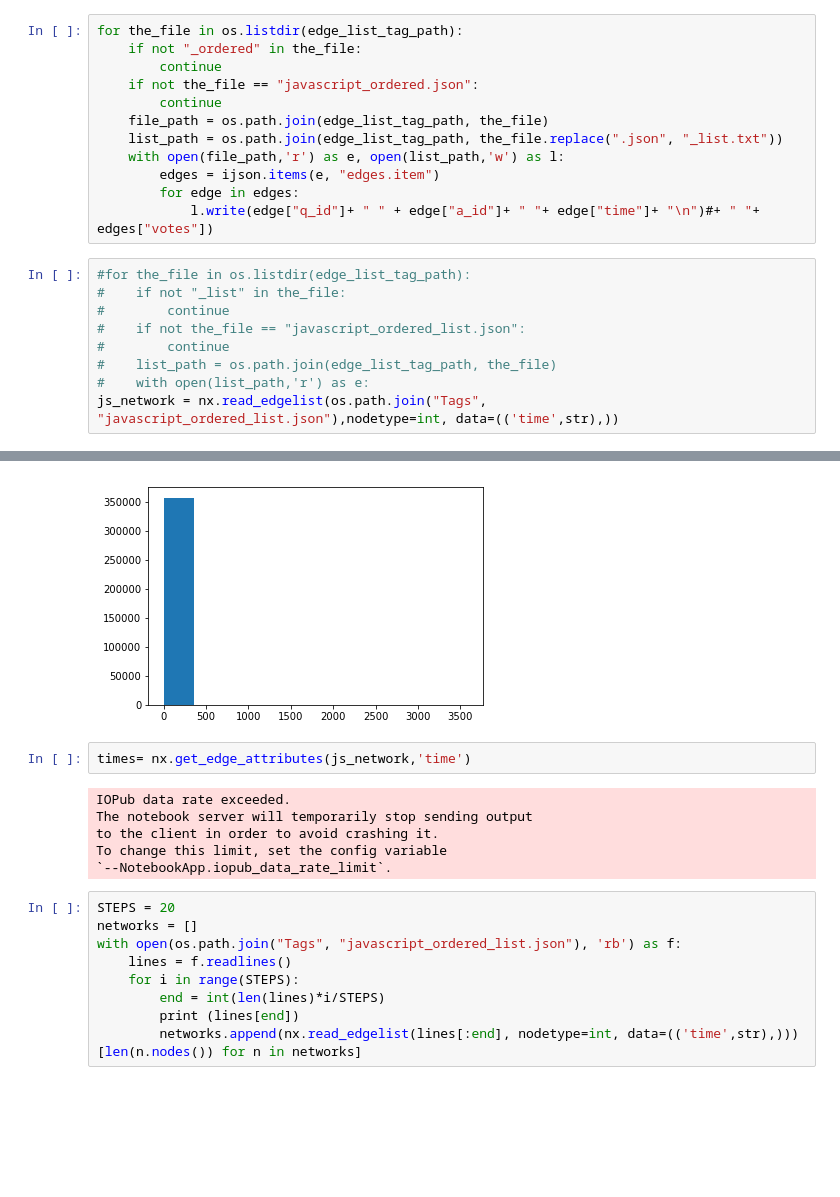
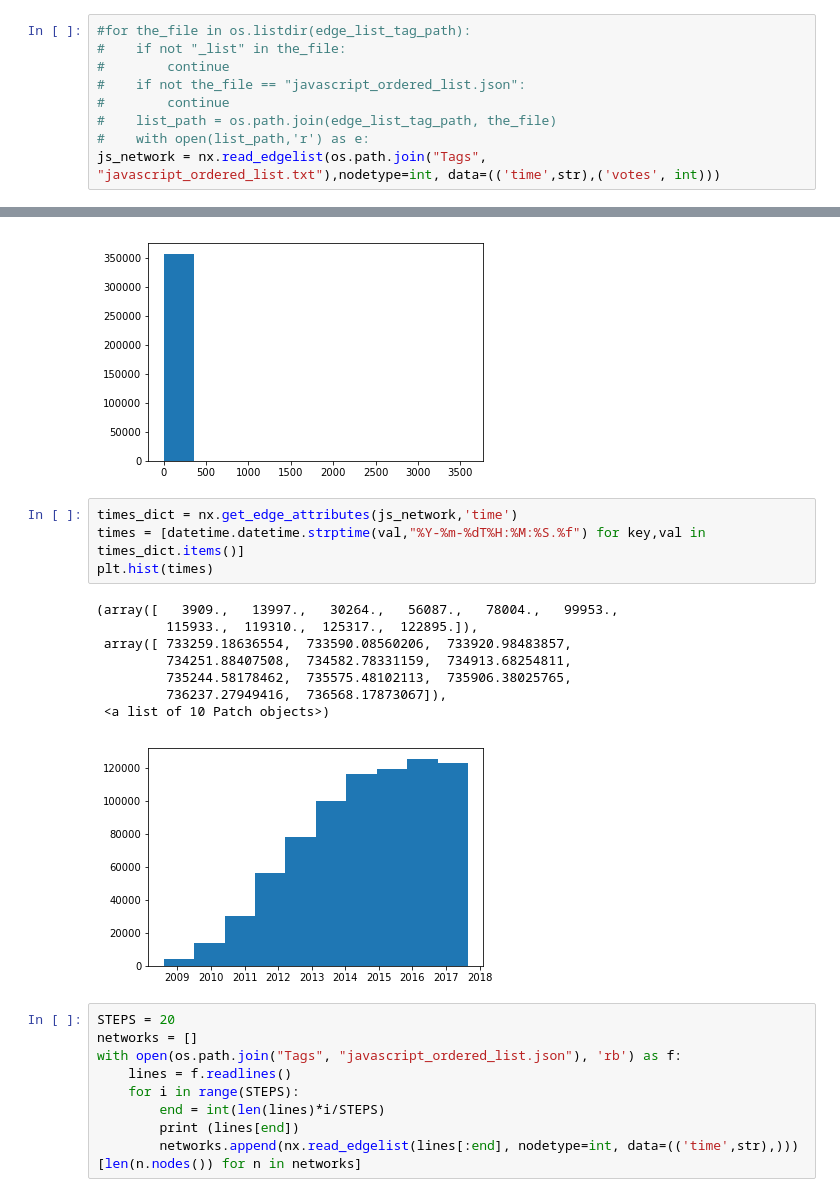
Before and after one commit to MaxRuenz/StackoverflowAnalysis, a Jupyter notebook: Data Processing.ipynb, the cells around one changed output, grey strips where cells are left out. Drawn from its saved outputs; the diff is of its cells as text; blank space fills up the shorter version.

Commit message:
Include Votes, stats on parameters

```diff
--- a/Data Processing.ipynb
+++ b/Data Processing.ipynb
@@ -18,24 +17,12 @@ edge_list_tag_path = os.path.join("Tags")
 # %%
-for the_file in os.listdir(edge_list_tag_path):
-    if not "_ordered" in the_file:
-        continue
-    if not the_file == "javascript_ordered.json":
-        continue
-    file_path = os.path.join(edge_list_tag_path, the_file)
-    list_path = os.path.join(edge_list_tag_path, the_file.replace(".json", "_list.txt"))
-    with open(file_path,'r') as e, open(list_path,'w') as l:
-        edges = ijson.items(e, "edges.item")
-        for edge in edges:
-            l.write(edge["q_id"]+ " " + edge["a_id"]+ " "+ edge["time"]+ "\n")#+ " "+ edges["votes"])
+#for the_file in os.listdir(edge_list_tag_path):
+#    if not "_list" in the_file:
+#        continue
+#    if not the_file == "javascript_ordered_list.json":
+#        continue
+#    list_path = os.path.join(edge_list_tag_path, the_file)
+#    with open(list_path,'r') as e:
+js_network = nx.read_edgelist(os.path.join("Tags", "javascript_ordered_list.txt"),nodetype=int, data=(('time',str),('votes', int)))
-# %%
-#for the_file in os.listdir(edge_list_tag_path):
-#    if not "_list" in the_file:
-#        continue
-#    if not the_file == "javascript_ordered_list.json":
-#        continue
-#    list_path = os.path.join(edge_list_tag_path, the_file)
-#    with open(list_path,'r') as e:
-js_network = nx.read_edgelist(os.path.join("Tags", "javascript_ordered_list.json"),nodetype=int, data=(('time',str),))
 # %%
 nx.number_connected_components(js_network)
 # %% [output]
@@ -162,14 +149,19 @@ plt.hist(max_degrees[:,1])
           3.23200000e+03,   3.59100000e+03]),
  <a list of 10 Patch objects>)
 [figure]
-# %%
-times= nx.get_edge_attributes(js_network,'time')
-# %% [output]
-IOPub data rate exceeded.
-The notebook server will temporarily stop sending output
-to the client in order to avoid crashing it.
-To change this limit, set the config variable
-`--NotebookApp.iopub_data_rate_limit`.
+# %%
+times_dict = nx.get_edge_attributes(js_network,'time')
+times = [datetime.datetime.strptime(val,"%Y-%m-%dT%H:%M:%S.%f") for key,val in times_dict.items()]
+plt.hist(times)
+# %% [output]
+(array([   3909.,   13997.,   30264.,   56087.,   78004.,   99953.,
+         115933.,  119310.,  125317.,  122895.]),
+ array([ 733259.18636554,  733590.08560206,  733920.98483857,
+         734251.88407508,  734582.78331159,  734913.68254811,
+         735244.58178462,  735575.48102113,  735906.38025765,
+         736237.27949416,  736568.17873067]),
+ <a list of 10 Patch objects>)
+[figure, added]
 # %%
 STEPS = 20
 networks = []
```
Also changed, not shown: parts of 3 cells of this notebook.
